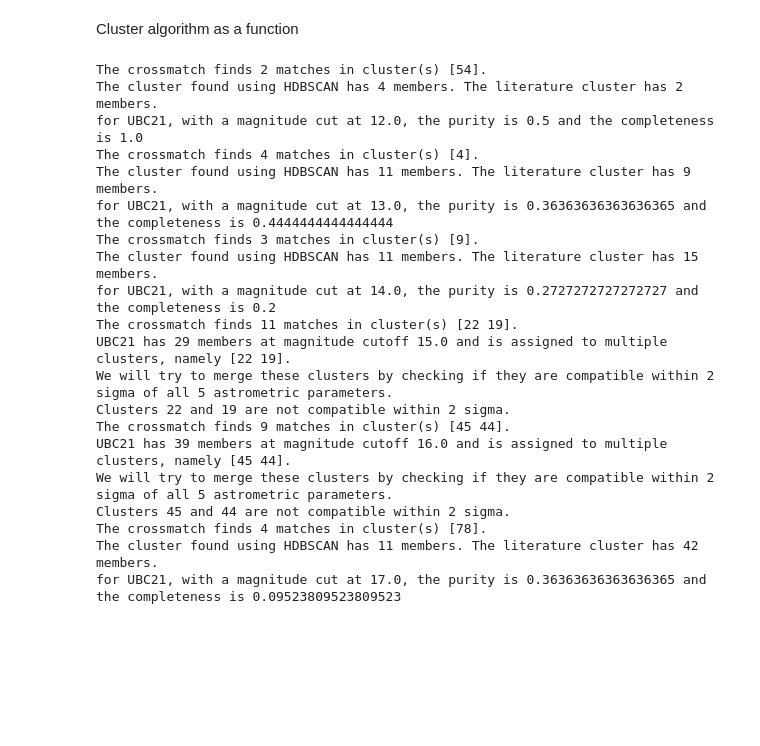
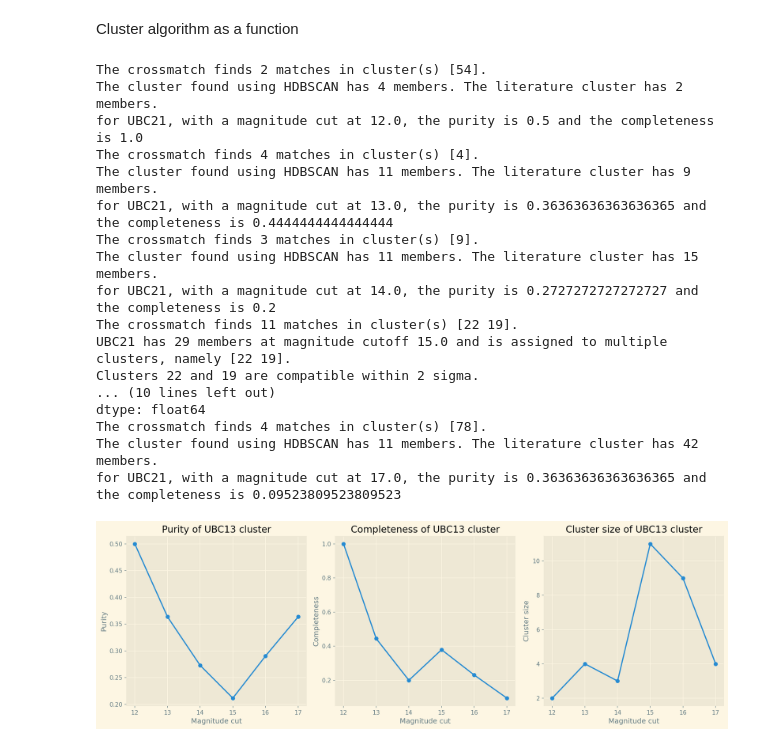
Before and after one commit to jpbatleidenuniv/BRP, a Jupyter notebook: Notebooks/CleanHDBscan.ipynb, the cells around one changed output. Cells and saved outputs as stored; diff of their text form; code cells hidden in the pictures; blank space fills up the shorter version.

```diff
--- a/Notebooks/CleanHDBscan.ipynb
+++ b/Notebooks/CleanHDBscan.ipynb
@@ -392,8 +405,16 @@ def Clusteranalysis(data_needed, clusterer, literaturecluster, clustername, magn
 # %%
 magnitudecuts = np.arange(12, (np.ceil(np.max(UBC21members['phot_g_mean_mag'])) + 1))
 
+#create a loop over the dictionaries to do the cluster analysis
+UBC21_purity_values = np.array([])
+UBC21_completeness_values = np.array([])
+UBC21_cluster_sizes = np.array([])
+
 for i in magnitudecuts:
     purity, completeness, HDBcluster_size = Clusteranalysis(UBC21_dictionary[f'UBC21_mag{i}_needed'], UBC21_cluster_dict[f'UBC21_mag{i}_clusterer'], UBC21members, 'UBC21', i, 10, f'UBC21_clusters_mag{i}')
+    UBC21_purity_values = np.append(UBC21_purity_values, purity)
+    UBC21_completeness_values = np.append(UBC21_completeness_values, completeness)
+    UBC21_cluster_sizes = np.append(UBC21_cluster_sizes, HDBcluster_size)
 # %% [output]
 The crossmatch finds 2 matches in cluster(s) [54].
 The cluster found using HDBSCAN has 4 members. The literature cluster has 2 members.
@@ -406,12 +427,36 @@ The cluster found using HDBSCAN has 11 members. The literature cluster has 15 me
 for UBC21, with a magnitude cut at 14.0, the purity is 0.2727272727272727 and the completeness is 0.2
 The crossmatch finds 11 matches in cluster(s) [22 19].
 UBC21 has 29 members at magnitude cutoff 15.0 and is assigned to multiple clusters, namely [22 19].
-We will try to merge these clusters by checking if they are compatible within 2 sigma of all 5 astrometric parameters.
-Clusters 22 and 19 are not compatible within 2 sigma.
-The crossmatch finds 9 matches in cluster(s) [45 44].
-UBC21 has 39 members at magnitude cutoff 16.0 and is assigned to multiple clusters, namely [45 44].
-We will try to merge these clusters by checking if they are compatible within 2 sigma of all 5 astrometric parameters.
-Clusters 45 and 44 are not compatible within 2 sigma.
+Clusters 22 and 19 are compatible within 2 sigma.
+... (10 lines left out)
+dtype: float64
 The crossmatch finds 4 matches in cluster(s) [78].
 The cluster found using HDBSCAN has 11 members. The literature cluster has 42 members.
 for UBC21, with a magnitude cut at 17.0, the purity is 0.36363636363636365 and the completeness is 0.09523809523809523
+# %%
+#plot the purity values, completeness values and cluster sizes against the magnitude cut
+
+fig, axs = plt.subplots(1, 3, figsize=(15, 5))
+
+# First subplot
+axs[0].plot(magnitudecuts, UBC21_purity_values, marker='o')
+axs[0].set_xlabel('Magnitude cut')
+axs[0].set_ylabel('Purity')
+axs[0].set_title('Purity of UBC13 cluster')
+
+# Second subplot
+axs[1].plot(magnitudecuts, UBC21_completeness_values, marker='o')
+axs[1].set_xlabel('Magnitude cut')
+axs[1].set_ylabel('Completeness')
+axs[1].set_title('Completeness of UBC13 cluster')
+
+# Third subplot
+axs[2].plot(magnitudecuts, UBC21_cluster_sizes, marker='o')
+axs[2].set_xlabel('Magnitude cut')
+axs[2].set_ylabel('Cluster size')
+axs[2].set_title('Cluster size of UBC13 cluster')
+
+plt.tight_layout()
+plt.show()
+# %% [output]
+[figure, added]
```
Also changed, not shown: parts of 2 cells of this notebook, 13 other files.
